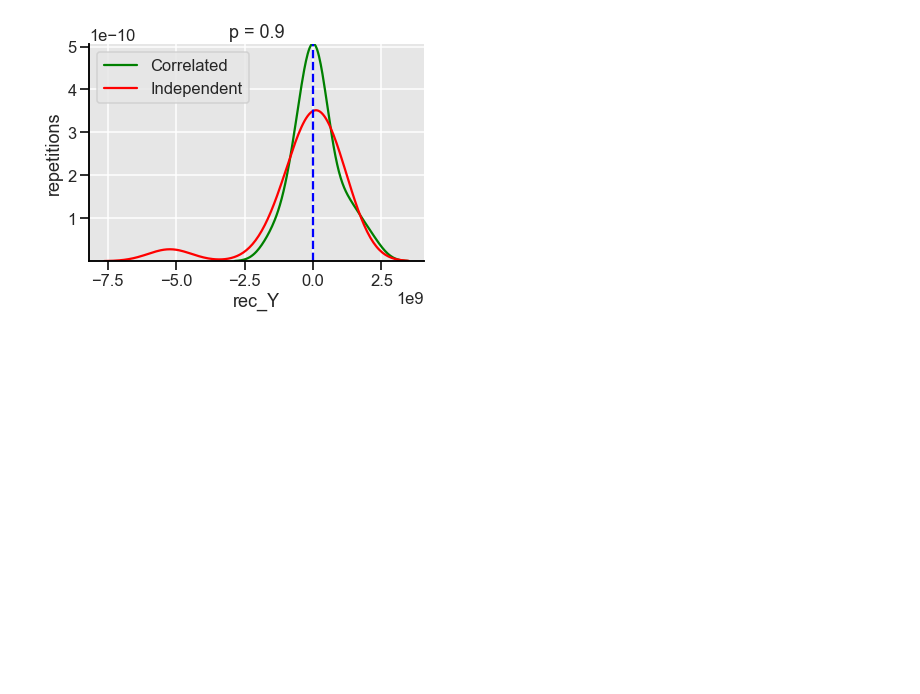
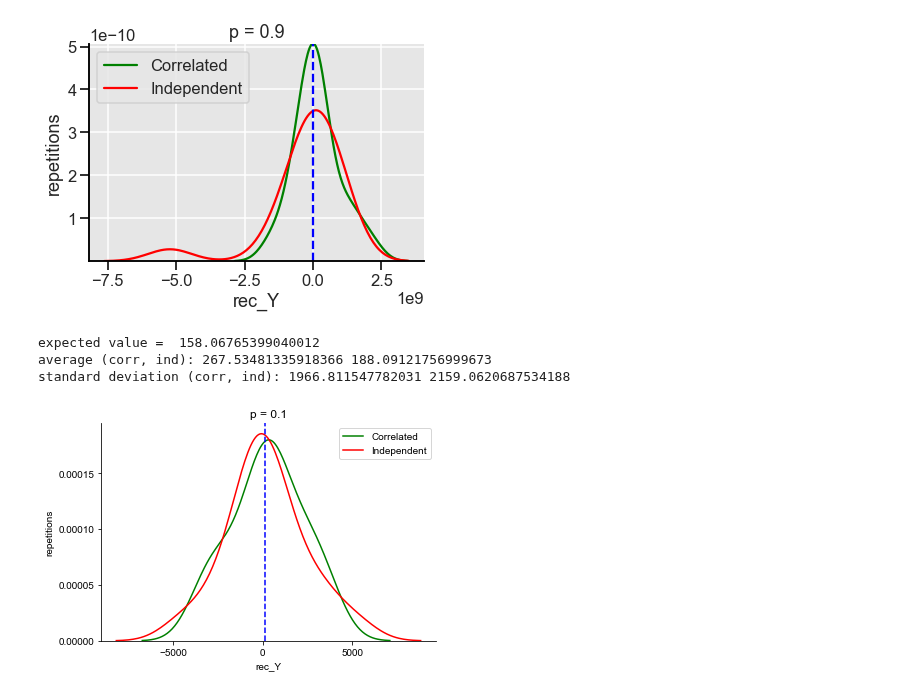
Before and after one commit to louishu17/tree_color_coding_task, a Jupyter notebook: Jupyter Vizualizations/sim2_viz.ipynb, the cells around one changed output. Cells and saved outputs as stored; diff of their text form; code cells hidden in the pictures; blank space fills up the shorter version.

```diff
--- a/Jupyter Vizualizations/sim2_viz.ipynb
+++ b/Jupyter Vizualizations/sim2_viz.ipynb
@@ -282,3 +282,28 @@ expected value =  1669556.7696983032
 average (corr, ind): 141562839.7180372 -240178612.4477114
 standard deviation (corr, ind): 805639806.4922928 1386004494.9727433
 [figure]
+# %%
+#m, n, p, s, K (T is set at 10, now added for this viz)
+#args2 = [20, 100, .1, 0.8, 3]
+exp = 158.06765399040012
+rec_Y_corr = [3775.7963656314873, -711.6473609216007, 484.0451945758725, -2942.1645502586844, -2195.475439324363, 74.0748970672158, -577.0906052608013, 2863.325715199591, -2453.0904242831357, 576.4573270097904, 3193.687821597069, 687.422298293863, -307.61655115448144, -797.0513120002054, 467.95996567059603, 2371.3323775500176, 908.1353640026049, -3387.6300580159486, 1223.9321159335918, 2096.293125871196]
+sns.kdeplot(rec_Y_corr, color='green', label='Correlated')
+rec_Y_ind = [759.6382965014543, 1056.0113146060783, -487.6166864035855, -2896.727251676367, 141.19365613404133, -596.4445675520051, 2251.999900577802, -815.4253905289281,3428.5347161071686,-770.2740666327039,-4512.211491678621,-315.2738379677677,-2206.717752973721,897.3711729664013,5168.495401641568,884.1016034394113,-460.30732735119284,552.6052369932313,3031.7175236395,-1348.8460984418293]
+sns.kdeplot(rec_Y_ind, color='red', label="Independent").set(xlabel = 'rec_Y', ylabel = 'repetitions', title = 'p = 0.1')
+plt.legend()
+plt.axvline(exp, 0,1, color='blue', linestyle = '--')
+avg_corr = sum(rec_Y_corr) / len(rec_Y_corr)
+avg_ind = sum(rec_Y_ind) / len(rec_Y_ind)
+std_corr = np.std(rec_Y_corr)
+std_ind = np.std(rec_Y_ind)
+sns.set_style("darkgrid", {'ytick.left' : True, 'xtick.bottom': True, 'axes.spines.left': True, 'grid.color': '1', 'axes.edgecolor': '0', 'axes.spines.right': False, "axes.facecolor": ".9"})
+sns.set_context("talk")
+sns.despine(right = True, top=True)
+print('expected value = ', exp)
+print('average (corr, ind):', avg_corr, avg_ind)
+print('standard deviation (corr, ind):', std_corr, std_ind)
+# %% [output]
+expected value =  158.06765399040012
+average (corr, ind): 267.53481335918366 188.09121756999673
+standard deviation (corr, ind): 1966.811547782031 2159.0620687534188
+[figure, added]
```
